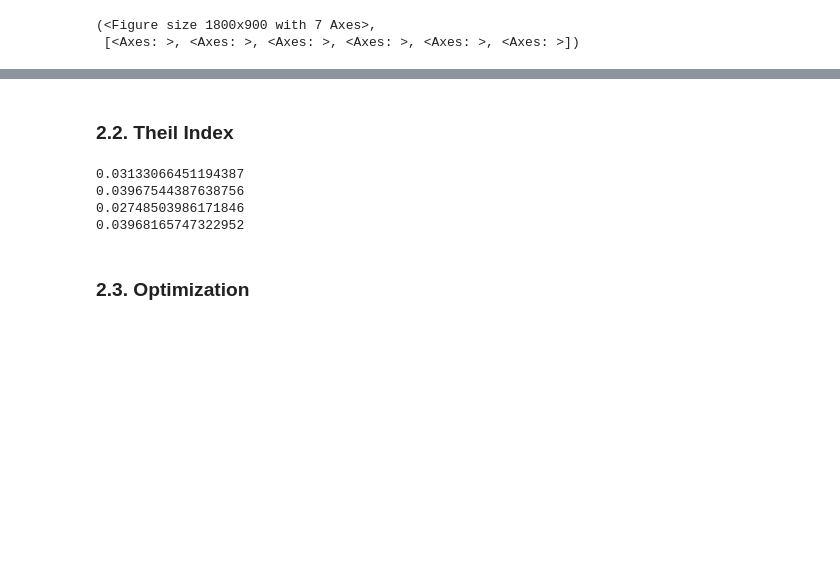
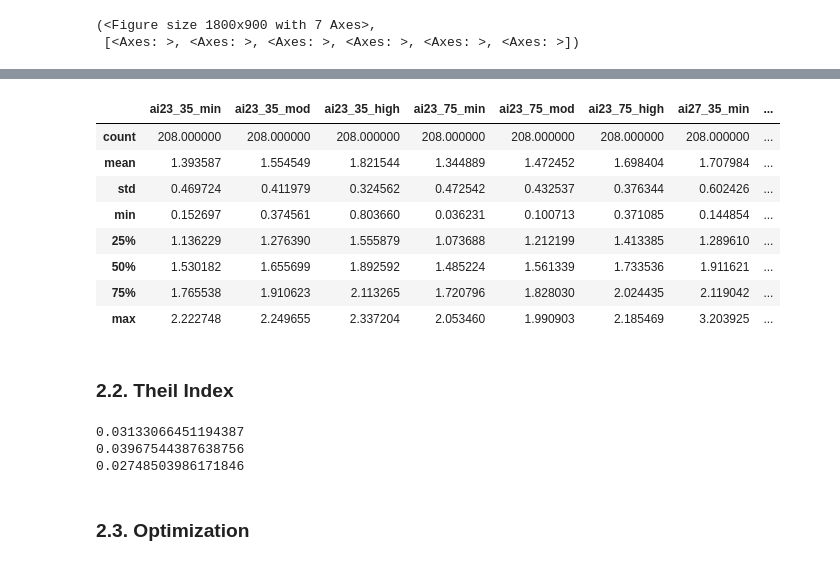
Before and after one commit to RuiyaLin/UCL_CASA0004_Dissertation, a Jupyter notebook: code/Key code.ipynb, the cells around one changed output, grey strips where cells are left out. Saved outputs shown, nothing was run; the diff lists cells and outputs as text; code cells hidden in the pictures; blank space fills up the shorter version.

Commit message:
upload code and result

```diff
--- a/code/Key code.ipynb
+++ b/code/Key code.ipynb
@@ -1420,2 +1449,15 @@ plot_ai_sens(ai_final, col_ai23)
+# %%
+# Result:
+ai_final.describe()
+# %% [output]
+|  | ai23_35_min | ai23_35_mod | ai23_35_high | ai23_75_min | ai23_75_mod | ai23_75_high | ai27_35_min | ... |
+| count | 208.000000 | 208.000000 | 208.000000 | 208.000000 | 208.000000 | 208.000000 | 208.000000 | ... |
+| mean | 1.393587 | 1.554549 | 1.821544 | 1.344889 | 1.472452 | 1.698404 | 1.707984 | ... |
+| std | 0.469724 | 0.411979 | 0.324562 | 0.472542 | 0.432537 | 0.376344 | 0.602426 | ... |
+| min | 0.152697 | 0.374561 | 0.803660 | 0.036231 | 0.100713 | 0.371085 | 0.144854 | ... |
+| 25% | 1.136229 | 1.276390 | 1.555879 | 1.073688 | 1.212199 | 1.413385 | 1.289610 | ... |
+| 50% | 1.530182 | 1.655699 | 1.892592 | 1.485224 | 1.561339 | 1.733536 | 1.911621 | ... |
+| 75% | 1.765538 | 1.910623 | 2.113265 | 1.720796 | 1.828030 | 2.024435 | 2.119042 | ... |
+| max | 2.222748 | 2.249655 | 2.337204 | 2.053460 | 1.990903 | 2.185469 | 3.203925 | ... |
 # %% [markdown]
 ### 2.2. Theil Index
@@ -1480,11 +1498,9 @@ def theil_func(ai_df, pop_df,
 print(theil_func(ai_final, pop_ai, ai_col = "ai23_35_min", stpug_col="stpug", pop_col="2023"))
 print(theil_func(ai_final, pop_ai, ai_col = "ai27_35_min", stpug_col="stpug", pop_col="2027"))
 print(theil_func(ai_final, pop_ai, ai_col = "ai36a_35_min", stpug_col="stpug", pop_col="2036"))
-print(theil_func(ai_final, pop_ai, ai_col = "ai36b_35_min", stpug_col="stpug", pop_col="2036"))
 # %% [output]
 0.03133066451194387
 0.03967544387638756
 0.02748503986171846
-0.03968165747322952
 # %% [markdown]
 ### 2.3. Optimization
```
Also changed, not shown: parts of 58 cells of this notebook, 4 other files.
